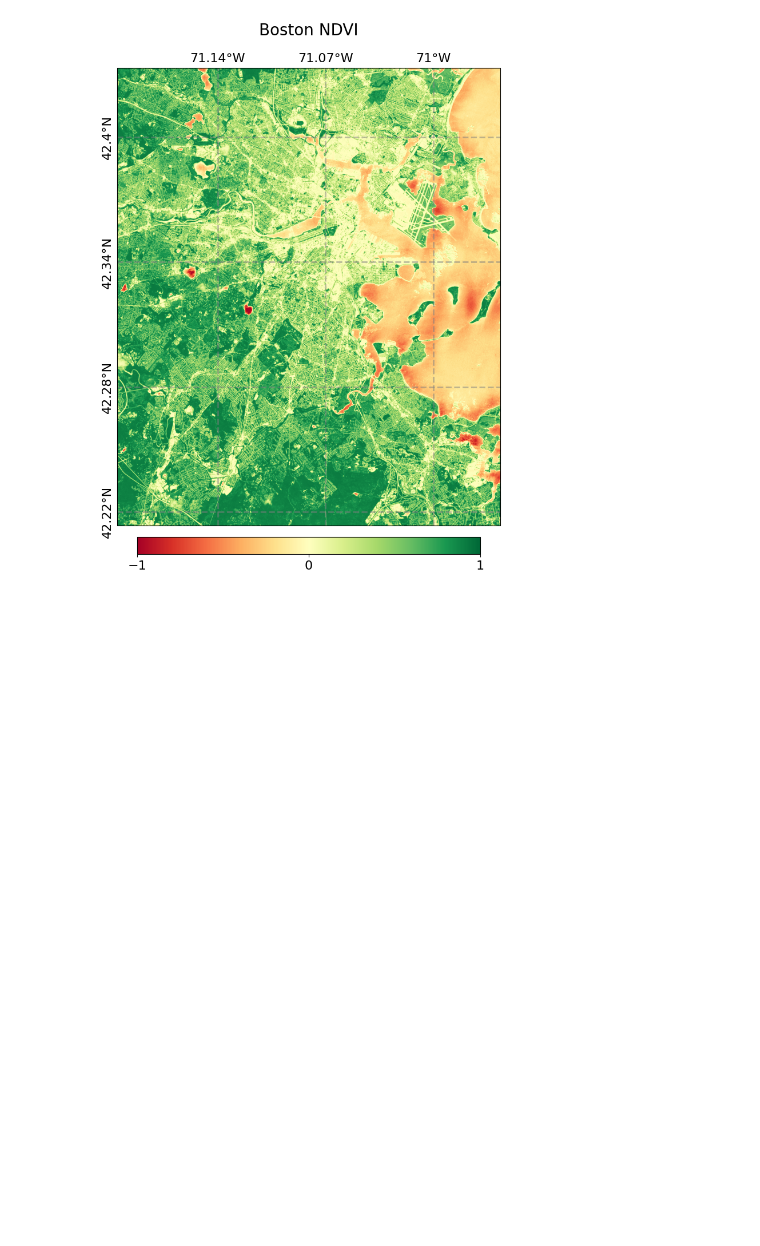
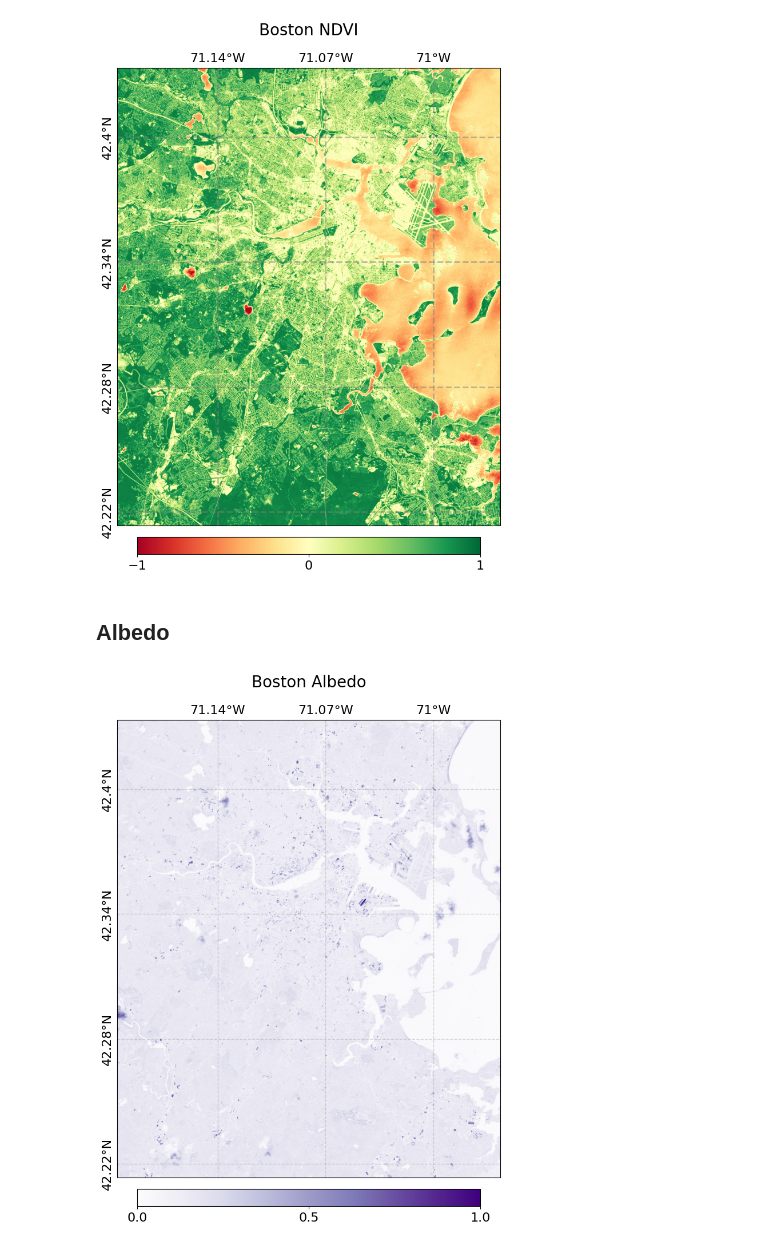
Before and after one commit to edrian-liao/uhi-causal-model, a Jupyter notebook: notebooks/data_vis.ipynb, the cells around one changed output. Cells and saved outputs as stored; diff of their text form; code cells hidden in the pictures; blank space fills up the shorter version.

Commit message:
finished data collection for boston

```diff
--- a/notebooks/data_vis.ipynb
+++ b/notebooks/data_vis.ipynb
@@ -20,11 +21,21 @@ import geopandas as gpd
 # Read data from files
 temp = gpd.read_file('..\data\Traversal\Boston_ev.shp')
 
-tif_path = "..\data\Boston\Boston_ndvi.tif"
-with rio.open(tif_path) as src:
+tif_ndvi = "..\data\Boston\Boston_ndvi.tif"
+with rio.open(tif_ndvi) as src:
     ndvi = src.read(1)
     bounds = src.bounds
     crs = src.crs
+
+tif_albedo = "..\data\Boston\Boston_albedo.tif"
+with rio.open(tif_albedo) as src:
+    albedo = src.read(1)
+    bounds = src.bounds
+    crs = src.crs
+
+tif_nlcd = '../data/boston/boston_nlcd.tif'
+with rio.open(tif_nlcd) as src:
+    nlcd = src.read(1)
 # %% [markdown]
 ## Traversal temperature
 # %%
@@ -107,3 +118,32 @@ fig.suptitle('Boston NDVI', fontsize=20)
 plt.savefig('./figures/boston_ndvi.png', dpi=300, bbox_inches='tight')
 # %% [output]
 [figure]
+# %% [markdown]
+## Albedo
+# %%
+fig = plt.figure(figsize=(10, 10))
+img_extent = (bounds.left, bounds.right, bounds.bottom, bounds.top)
+
+ax = fig.add_axes([0.1, 0.1, 0.8, 0.8], projection=ccrs.epsg(3857))
+gl = ax.gridlines(crs=ccrs.PlateCarree(), draw_labels=True,
+                  linewidth=1, color='gray', alpha=0.3, linestyle='--', ylabel_style={'size': 16, 'rotation': 'vertical'}, xlabel_style={'size': 16})
+
+# Remove edge effects for a better visual
+gl.xlabels_bottom = False
+gl.ylabels_right = False
+gl.xlocator = mticker.FixedLocator([-71.0, -71.07, -71.14, -71.21])
+gl.ylocator = mticker.FixedLocator([42.22, 42.28, 42.34, 42.4])
+
+img = ax.imshow(albedo, cmap='Purples', extent=img_extent, vmin=0, vmax=1)
+
+cbar_ax = fig.add_axes([0.20, 0.05, 0.6, 0.03])
+cbar = plt.colorbar(img, cax=cbar_ax, orientation='horizontal', pad=0.05, shrink=0.8, ticks=[0, 0.5, 1])
+cbar.ax.tick_params(labelsize=16)
+
+fig.suptitle('Boston Albedo', fontsize=20)
+
+
+plt.savefig('../figures/boston_albedo.png', dpi=300, bbox_inches='tight')
+# plt.show()
+# %% [output]
+[figure, added]
```
Also changed, not shown: parts of 3 cells of this notebook, 6 other files.
